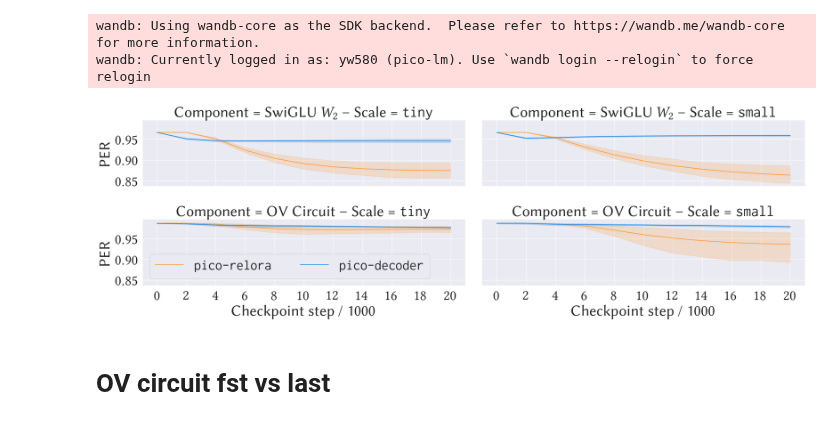
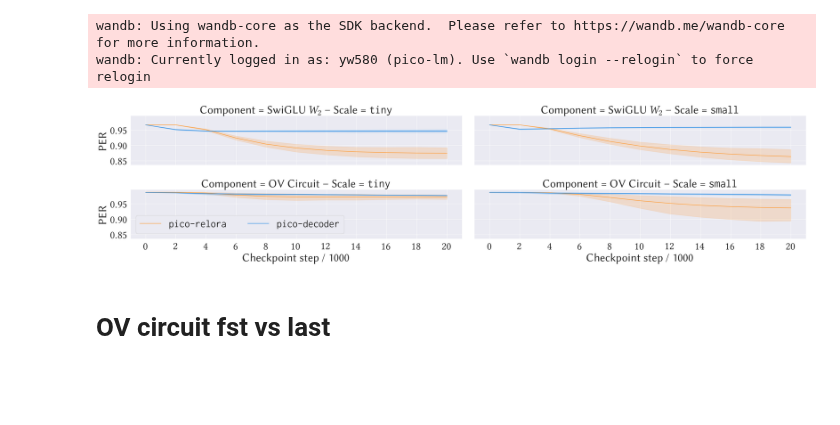
Before and after one commit to Yu-val-weiss/relora-pico, a Jupyter notebook: notebooks/per.ipynb, the cells around one changed output. Drawn from its saved outputs; the diff is of its cells as text; code cells hidden in the pictures; blank space fills up the shorter version.

```diff
--- a/notebooks/per.ipynb
+++ b/notebooks/per.ipynb
@@ -107,35 +107,35 @@ size = 8
 font_scale = 3
 
 sns.set_theme(font_scale=font_scale, rc={"axes.grid": "True", "axes.grid.which": "both"})
 
 g = sns.FacetGrid(
     data=per_data,
     col="Scale",
     row="Component",
     height=4,
-    aspect=3,
+    aspect=4,
     sharey=True,
     sharex=True,
     margin_titles=False,
 )
 
 g.set_titles(template=r"Component = {row_name} -- Scale = \texttt{{{col_name}}}")
 
 
 g.map_dataframe(sns.lineplot, x="Step", y="PER", hue="Model", palette=palette, markers=["s", "o"])
 
 g.set_axis_labels("Checkpoint step / 1000", "PER")
 
 for idx, ax in enumerate(g.axes.flat):
     steps = per_data["Step"].unique()
     ax.set_xticks(steps)
     if idx == 2:
         ax.legend(bbox_to_anchor=(0, 0), loc="lower left", ncols=2)
 
 plt.savefig("../graphs/per.pdf", bbox_inches="tight")
 plt.show()
 # %% [output]
-[figure, old version]
+[figure, new version]
 # %% [markdown]
 # OV circuit fst vs last
 # %%
```
Also changed, not shown: 14 other files.
